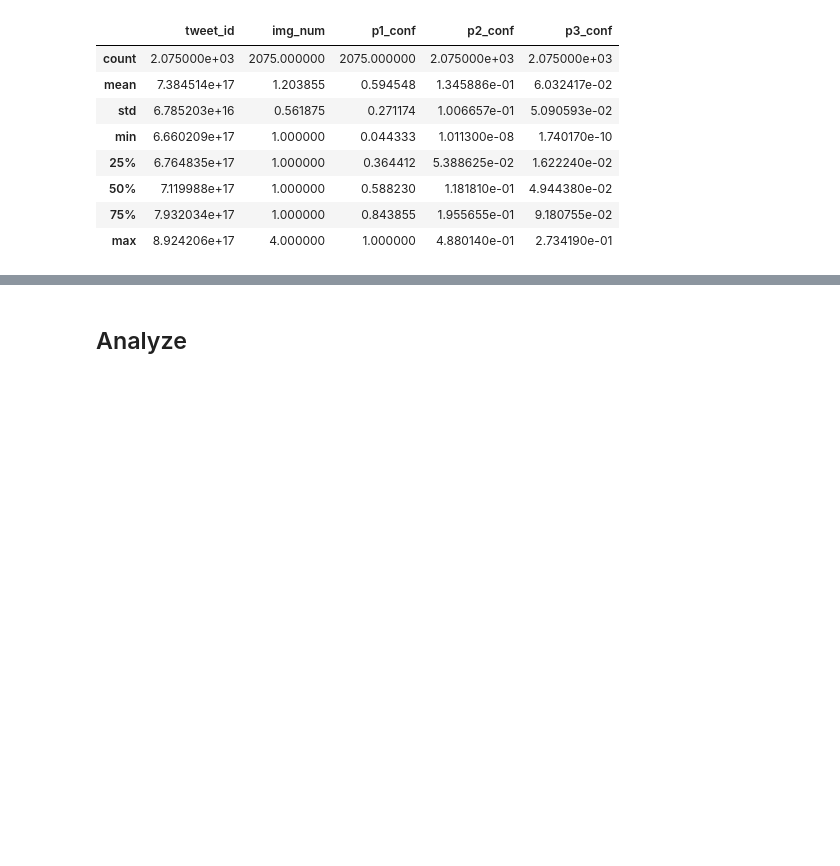
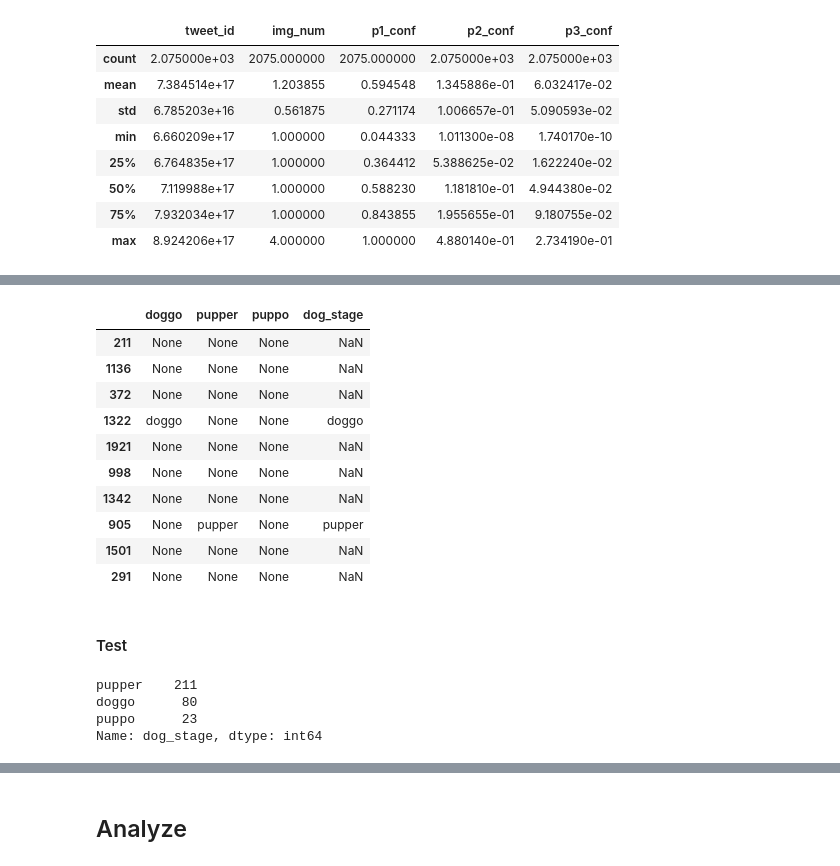
Before and after one commit to Simonmaignan/udacity-data-analysis, a Jupyter notebook: project-wrangle-tweets/wrangle_act.ipynb, the cells around one changed output, grey strips where cells are left out. Cells and saved outputs as stored; diff of their text form; code cells hidden in the pictures; blank space fills up the shorter version.

Commit message:
First clean version that treats the completeness and tideness problem of the datasets

```diff
--- a/project-wrangle-tweets/wrangle_act.ipynb
+++ b/project-wrangle-tweets/wrangle_act.ipynb
@@ -287,0 +302,3 @@ Name: p1, Length: 378, dtype: int64
+# %%
+df_twitter_archive_clean = df_twitter_archive.copy()
+df_tweets_img_pred_clean = df_tweets_img_pred.copy()
@@ -288 +331,9 @@ Name: p1, Length: 378, dtype: int64
+# %%
+#df_twitter_archive_clean = df_twitter_archive.copy()
+df_twitter_archive_clean = pd.merge(df_twitter_archive_clean, df_tweets_img_pred_clean[['tweet_id', 'p1', 'p1_dog']],
+                                    on='tweet_id', how='right')
+df_twitter_archive_clean.p1_dog = df_twitter_archive_clean.p1_dog.astype("boolean")
+df_twitter_archive_clean.rename(columns={'p1': 'pred_dog_breed',
+                                        'p1_dog': 'pred_is_dog'},
+                               inplace=True)
 # %% [markdown]
@@ -289,0 +367,26 @@ Name: p1, Length: 378, dtype: int64
+# %%
+#df_twitter_archive_clean = df_twitter_archive.copy()
+df_twitter_archive_clean['dog_stage'] = np.nan
+
+for index, row in df_twitter_archive_clean.iterrows():
+    if row.doggo == 'doggo':
+        df_twitter_archive_clean.loc[index, 'dog_stage'] = 'doggo'
+    elif row.pupper == 'pupper':
+        df_twitter_archive_clean.loc[index, 'dog_stage'] = 'pupper'
+    elif row.puppo == 'puppo':
+        df_twitter_archive_clean.loc[index, 'dog_stage'] = 'puppo'
+
+df_twitter_archive_clean.dog_stage = df_twitter_archive_clean.dog_stage.astype('category')
+df_twitter_archive_clean[['doggo', 'pupper', 'puppo', 'dog_stage']].sample(10)
+# %% [output]
+|  | doggo | pupper | puppo | dog_stage |
+| 211 | None | None | None | NaN |
+| 1136 | None | None | None | NaN |
+| 372 | None | None | None | NaN |
+| 1322 | doggo | None | None | doggo |
+| 1921 | None | None | None | NaN |
+| 998 | None | None | None | NaN |
+| 1342 | None | None | None | NaN |
+| 905 | None | pupper | None | pupper |
+| 1501 | None | None | None | NaN |
+| 291 | None | None | None | NaN |
@@ -289,0 +395,9 @@ Name: p1, Length: 378, dtype: int64
+# %% [markdown]
+#### Test
+# %%
+df_twitter_archive_clean.dog_stage.value_counts()
+# %% [output]
+pupper    211
+doggo      80
+puppo      23
+Name: dog_stage, dtype: int64
```
Also changed, not shown: parts of 20 cells of this notebook.
